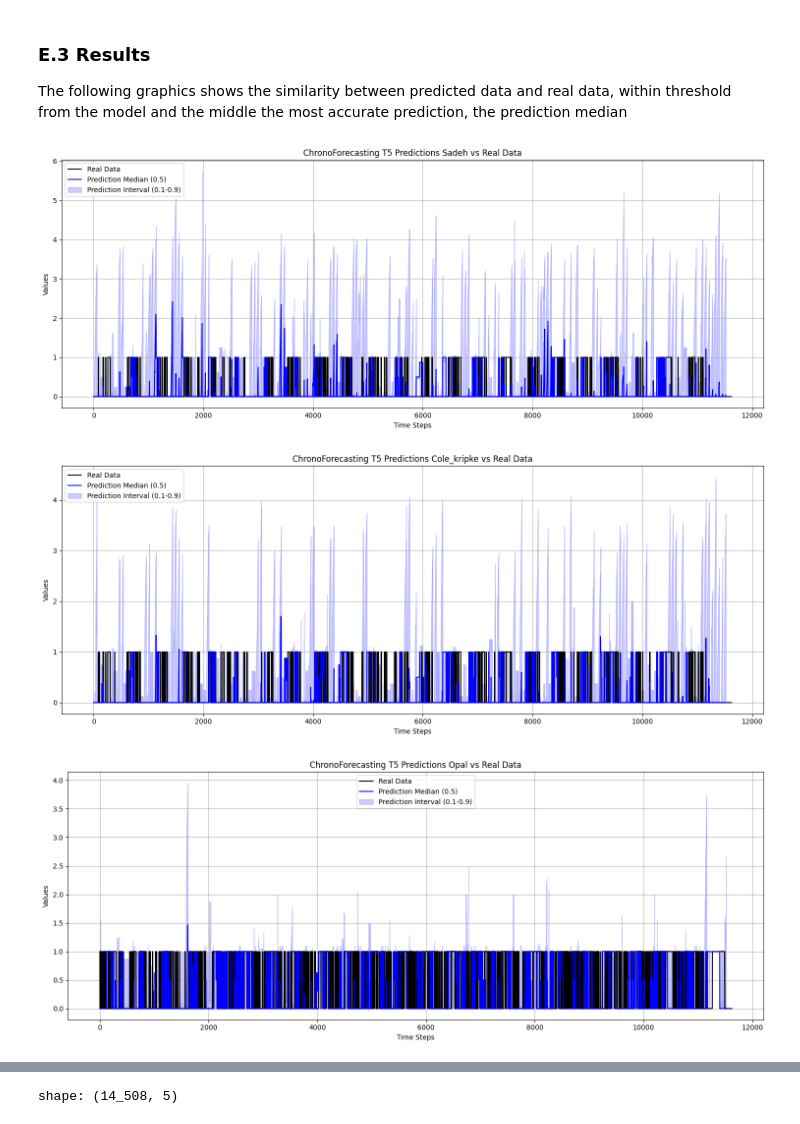
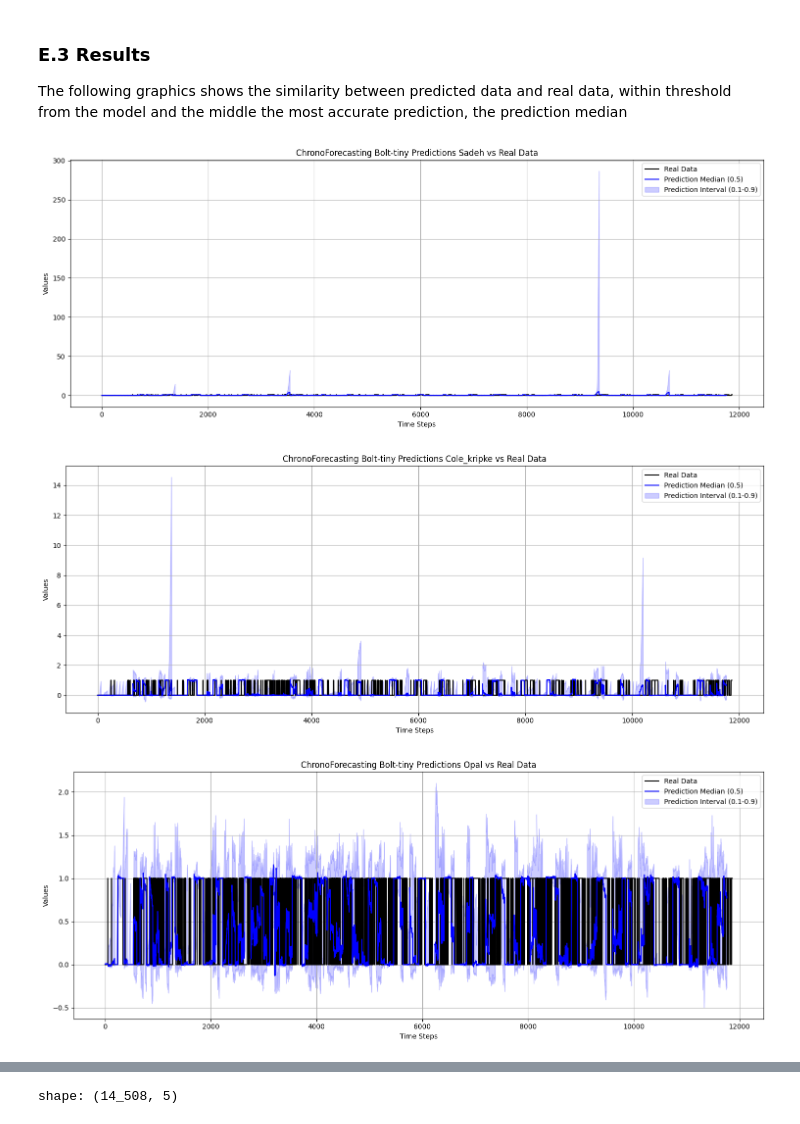
Before and after one commit to JkVely/SleepStatesPrediction, a Jupyter notebook: Final_Course_Project/model/predictSleepStates.ipynb, the cells around one changed output, grey strips where cells are left out. Saved outputs shown, nothing was run; the diff lists cells and outputs as text; code cells hidden in the pictures.

```diff
--- a/Final_Course_Project/model/predictSleepStates.ipynb
+++ b/Final_Course_Project/model/predictSleepStates.ipynb
@@ -535,22 +529,22 @@ The following graphics shows the similarity between predicted data and real data
 # %%
 for name in ['Sadeh', 'Cole_kripke', 'Opal']:
 
-    lows, medians, highs, real_data = results[name]
+    lows, medians, highs, real_data = results[name] # type: ignore
     plt.figure(figsize=(15, 6))
     plt.plot(real_data, label='Real Data', color='black')
     plt.plot(medians, label='Prediction Median (0.5)', color='blue')
     plt.fill_between(np.arange(len(medians)), lows, highs, color='blue', alpha=0.2, label='Prediction Interval (0.1-0.9)')
-    plt.title(f'ChronoForecasting T5 Predictions {name} vs Real Data')
+    plt.title(f'ChronoForecasting Bolt-tiny Predictions {name} vs Real Data')
     plt.xlabel('Time Steps')
     plt.ylabel('Values')
     plt.legend()
     plt.grid(True)
     plt.tight_layout()
     plt.show()
 # %% [output]
-[figure, old version]
+[figure, new version]
-[figure, old version]
+[figure, new version]
-[figure, old version]
+[figure, new version]
 # %%
 from sklearn.metrics import accuracy_score, precision_score, recall_score, f1_score, confusion_matrix
 
```
Also changed, not shown: parts of 24 cells of this notebook.
